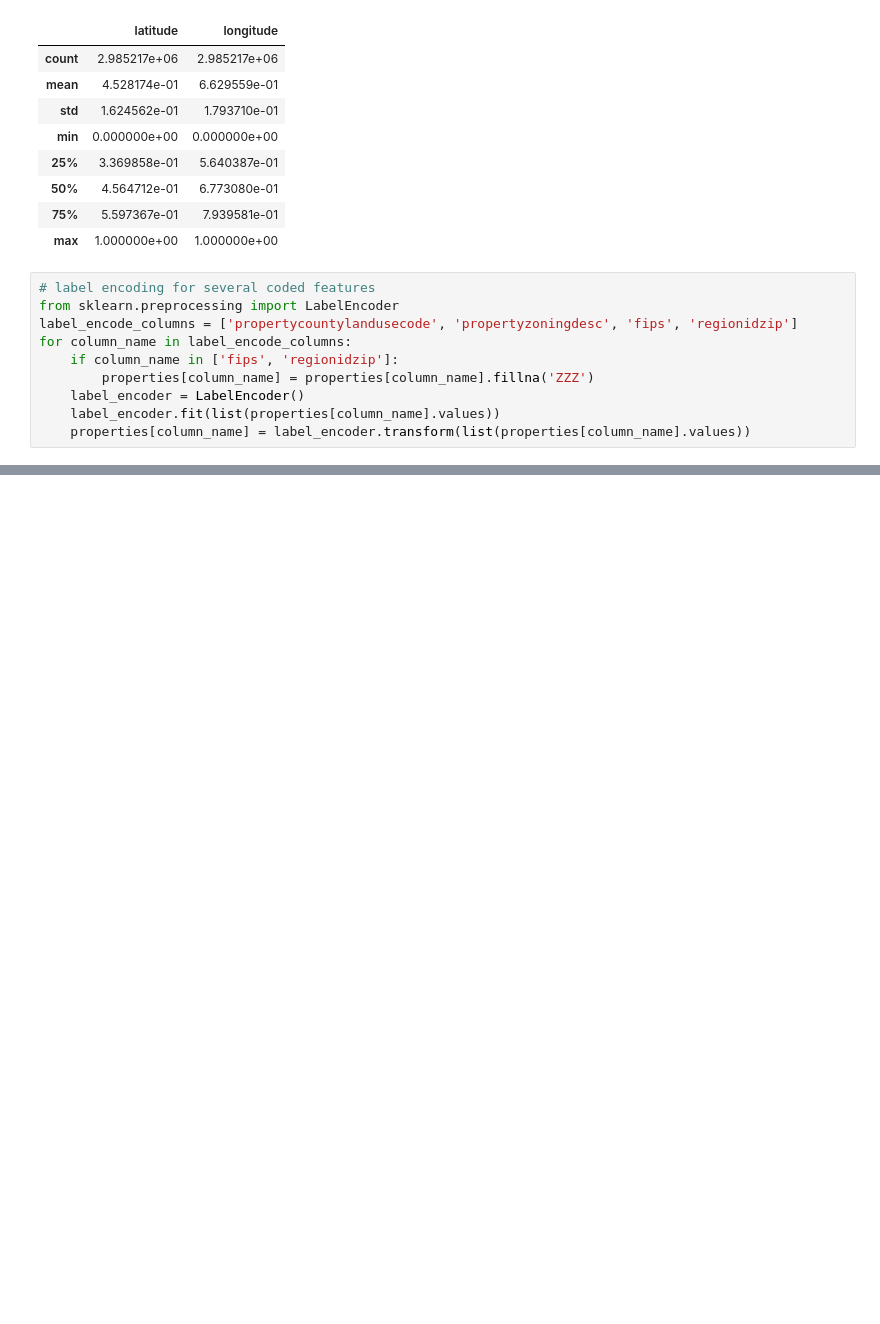
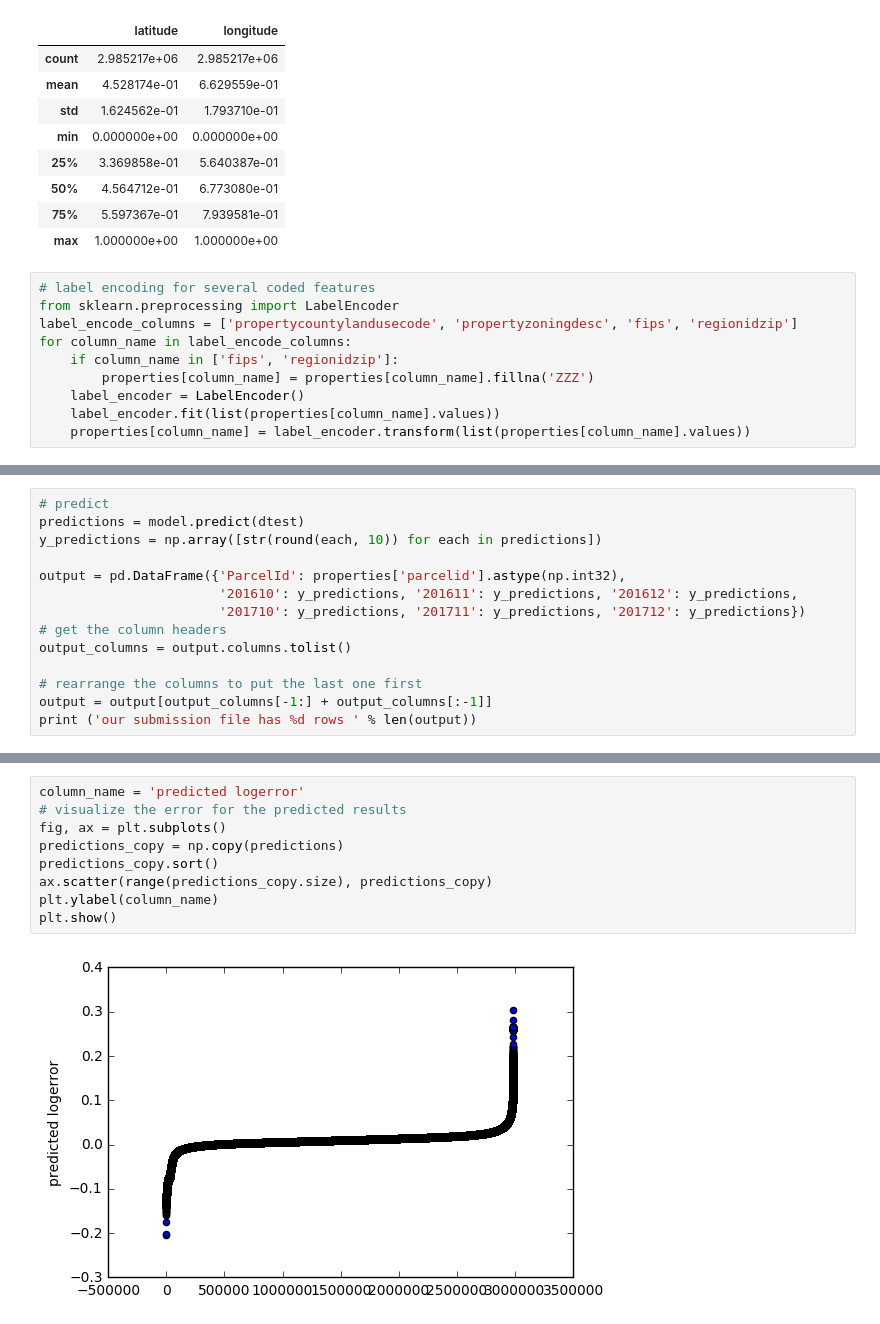
Before and after one commit to mikedelong/kaggle-zestimate, a Jupyter notebook: capstone_submission.ipynb, the cells around one changed output, grey strips where cells are left out. Cells and saved outputs as stored; diff of their text form; blank space fills up the shorter version.

```diff
--- a/capstone_submission.ipynb
+++ b/capstone_submission.ipynb
@@ -156,0 +317,14 @@ properties.describe()
+# %%
+# predict
+predictions = model.predict(dtest)
+y_predictions = np.array([str(round(each, 10)) for each in predictions])
+
+output = pd.DataFrame({'ParcelId': properties['parcelid'].astype(np.int32),
+                       '201610': y_predictions, '201611': y_predictions, '201612': y_predictions,
+                       '201710': y_predictions, '201711': y_predictions, '201712': y_predictions})
+# get the column headers
+output_columns = output.columns.tolist()
+
+# rearrange the columns to put the last one first
+output = output[output_columns[-1:] + output_columns[:-1]]
+print ('our submission file has %d rows ' % len(output))
@@ -156,0 +368,11 @@ properties.describe()
+# %%
+column_name = 'predicted logerror'
+# visualize the error for the predicted results
+fig, ax = plt.subplots()
+predictions_copy = np.copy(predictions)
+predictions_copy.sort()
+ax.scatter(range(predictions_copy.size), predictions_copy)
+plt.ylabel(column_name)
+plt.show()
+# %% [output]
+[figure, added]
```
Also changed, not shown: parts of 16 cells of this notebook.
